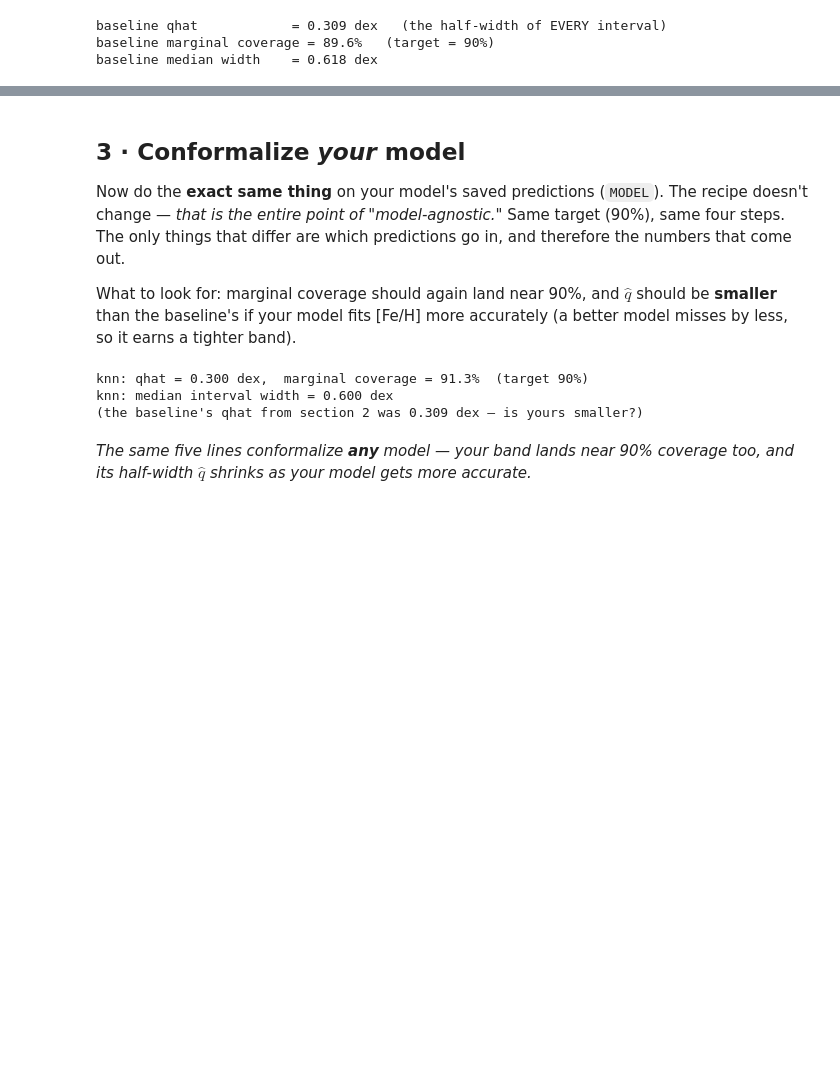
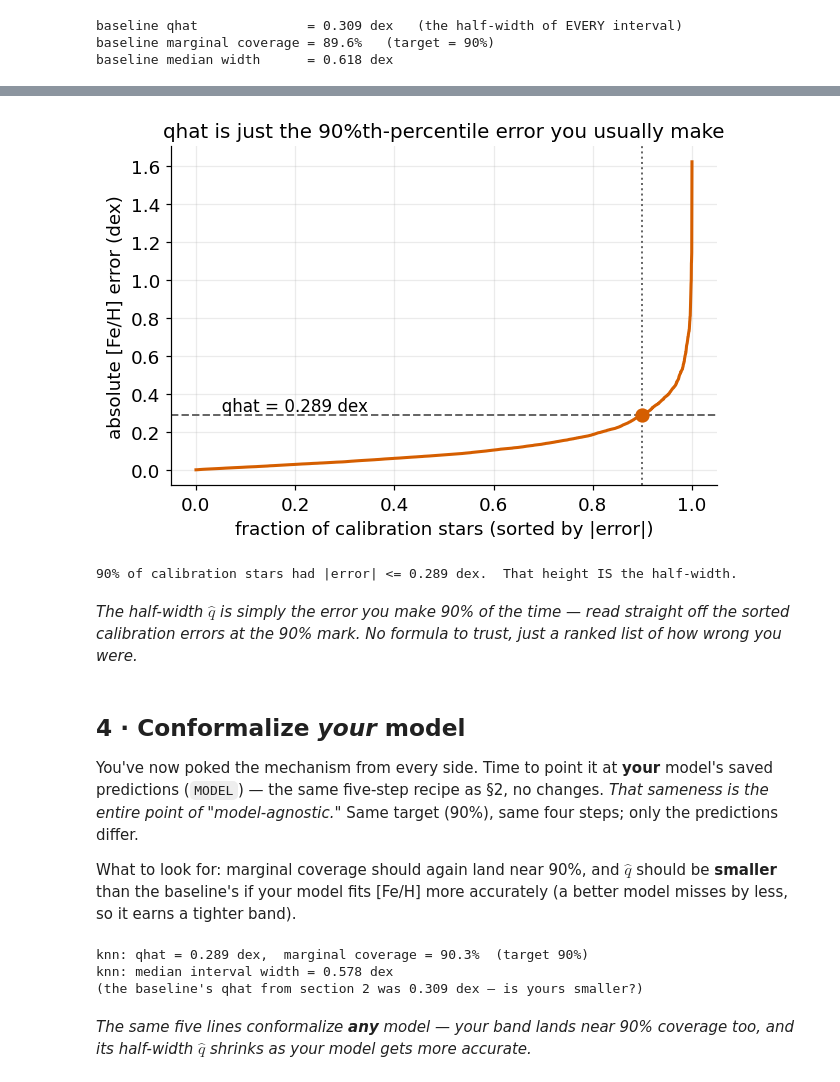
Before and after one commit to spy772/utssrp-2026, a Jupyter notebook: 04_conformal_prediction.ipynb, the cells around one changed output, grey strips where cells are left out. Saved outputs shown, nothing was run; the diff lists cells and outputs as text; code cells hidden in the pictures; blank space fills up the shorter version.

```diff
--- a/04_conformal_prediction.ipynb
+++ b/04_conformal_prediction.ipynb
@@ -736,45 +992,65 @@ This baseline band is honest *on average*. Hold that thought for §5.
+# %%
+# Plot the SORTED calibration |errors| with qhat marked — the whole mechanism in one picture.
+yc_t, yc_p = pred_model["y_cal_true"], pred_model["y_cal_pred"]
+abs_err = np.sort(np.abs(yc_t - yc_p))
+q_here  = conformal_qhat(abs_err, ALPHA)
+frac    = np.arange(1, abs_err.size + 1) / abs_err.size      # 0..1, the cumulative fraction
+
+plt.figure(figsize=(6.4, 4.0))
+plt.plot(frac, abs_err, color=COLORS["conformal"], lw=2)
+plt.axhline(q_here, color="0.4", ls="--", lw=1.3)
+plt.axvline(TARGET, color="0.4", ls=":",  lw=1.3)
+plt.scatter([TARGET], [q_here], s=70, color=COLORS["conformal"], zorder=5)
+plt.text(0.03, q_here, f"  qhat = {q_here:.3f} dex", va="bottom", fontsize=11)
+plt.xlabel(f"fraction of calibration stars (sorted by |error|)")
+plt.ylabel("absolute [Fe/H] error (dex)")
+plt.title(f"qhat is just the {TARGET:.0%}th-percentile error you usually make")
+plt.show()
+print(f"{TARGET:.0%} of calibration stars had |error| <= {q_here:.3f} dex.  That height IS the half-width.")
+# %% [output]
+[figure, added]
+90% of calibration stars had |error| <= 0.289 dex.  That height IS the half-width.
+# %% [markdown]
+*The half-width $\hat q$ is simply the error you make 90% of the time — read straight off the sorted calibration errors at the 90% mark. No formula to trust, just a ranked list of how wrong you were.*
 # %% [markdown]
-## 3 · Conformalize *your* model
+## 4 · Conformalize *your* model
 
-Now do the **exact same thing** on your model's saved predictions (`MODEL`). The recipe doesn't
-change — *that is the entire point of "model-agnostic."* Same target (90%), same four steps. The only
-things that differ are which predictions go in, and therefore the numbers that come out.
+You've now poked the mechanism from every side. Time to point it at **your** model's saved predictions
+(`MODEL`) — the same five-step recipe as §2, no changes. *That sameness is the entire point of
+"model-agnostic."* Same target (90%), same four steps; only the predictions differ.
 
-What to look for: marginal coverage should again land near 90%, and $\hat q$ should be **smaller**
-than the baseline's if your model fits [Fe/H] more accurately (a better model misses by less, so it
-earns a tighter band).
+What to look for: marginal coverage should again land near 90%, and $\hat q$ should be **smaller** than
+the baseline's if your model fits [Fe/H] more accurately (a better model misses by less, so it earns a
+tighter band).
 # %%
-# Your turn: conformalize YOUR model. This is the SAME five-step recipe as section 2 — it already
-# runs for MODEL="knn". Run it as-is and read the numbers, then do the two small tasks at the bottom.
-
+# Your turn: conformalize YOUR model. SAME recipe as section 2 — already runs for MODEL="knn".
+# NOTE: lower_model / upper_model (and yt_true/yt_pred/yc_true/yc_pred) defined here are reused by
+# sections 5-7.  If you re-run this cell, re-run those too.  To "change TARGET", edit it in the section-0
+# cell and re-run from the top — not here.
 yc_true = pred_model["y_cal_true"];  yc_pred = pred_model["y_cal_pred"]
 yt_true = pred_model["y_test_true"]; yt_pred = pred_model["y_test_pred"]
 
-# 1. Nonconformity scores on the calibration set = absolute residuals.
+# 1-2. scores -> the k-th-smallest qhat (reusing conformal_qhat from section 2).
 scores_m = np.abs(yc_true - yc_pred)
-n_m = scores_m.size
+qhat_m   = conformal_qhat(scores_m, ALPHA)
 
-# 2. The (1 - alpha) quantile = the k-th smallest calibration error (same rank rule as section 2).
-k_m    = int(np.ceil((n_m + 1) * (1 - ALPHA)))
-qhat_m = np.sort(scores_m)[min(k_m, n_m) - 1]
-
-# 3. Constant-width intervals on the test set:  prediction +/- qhat.
+# 3. constant-width intervals on the test set.
 lower_model = yt_pred - qhat_m
 upper_model = yt_pred + qhat_m
 
-# 4. Check marginal coverage — look for a number close to 90%.
+# 4. check marginal coverage.
 cov_model = empirical_coverage(yt_true, lower_model, upper_model)
 print(f"{MODEL}: qhat = {qhat_m:.3f} dex,  marginal coverage = {cov_model:.1%}  (target {TARGET:.0%})")
 print(f"{MODEL}: median interval width = {np.median(upper_model - lower_model):.3f} dex")
 print(f"(the baseline's qhat from section 2 was {qhat:.3f} dex — is yours smaller?)")
 
-# <- your turn (1): a more accurate model misses by less, so it earns a SMALLER qhat (a tighter band).
-#                   Did yours come in below the baseline's above? Jot down why that makes sense.
+# <- your turn (1): a more accurate model misses by less, so it earns a SMALLER qhat. Did yours come
+#                   in below the baseline's above? Jot down why that makes sense.
 # <- your turn (2): change TARGET near the top of the notebook (e.g. to 0.95) and re-run from there.
-#                   Predict first — should the band get wider or narrower? — then check.
+#                   Predict first — wider or narrower band? — then check.
 # %% [output]
-knn: qhat = 0.300 dex,  marginal coverage = 91.3%  (target 90%)
-knn: median interval width = 0.600 dex
+knn: qhat = 0.289 dex,  marginal coverage = 90.3%  (target 90%)
+knn: median interval width = 0.578 dex
 (the baseline's qhat from section 2 was 0.309 dex — is yours smaller?)
 # %% [markdown]
 *The same five lines conformalize **any** model — your band lands near 90% coverage too, and its half-width $\hat q$ shrinks as your model gets more accurate.*
```
Also changed, not shown: parts of 44 cells of this notebook.
